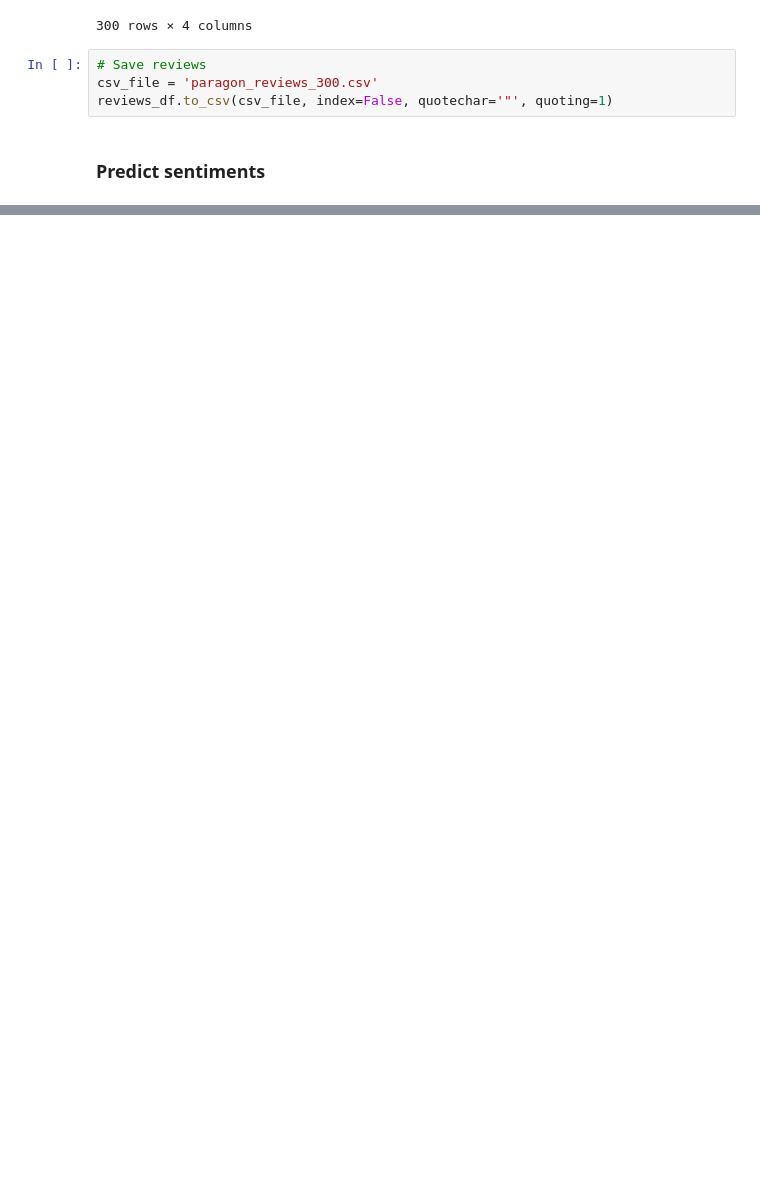
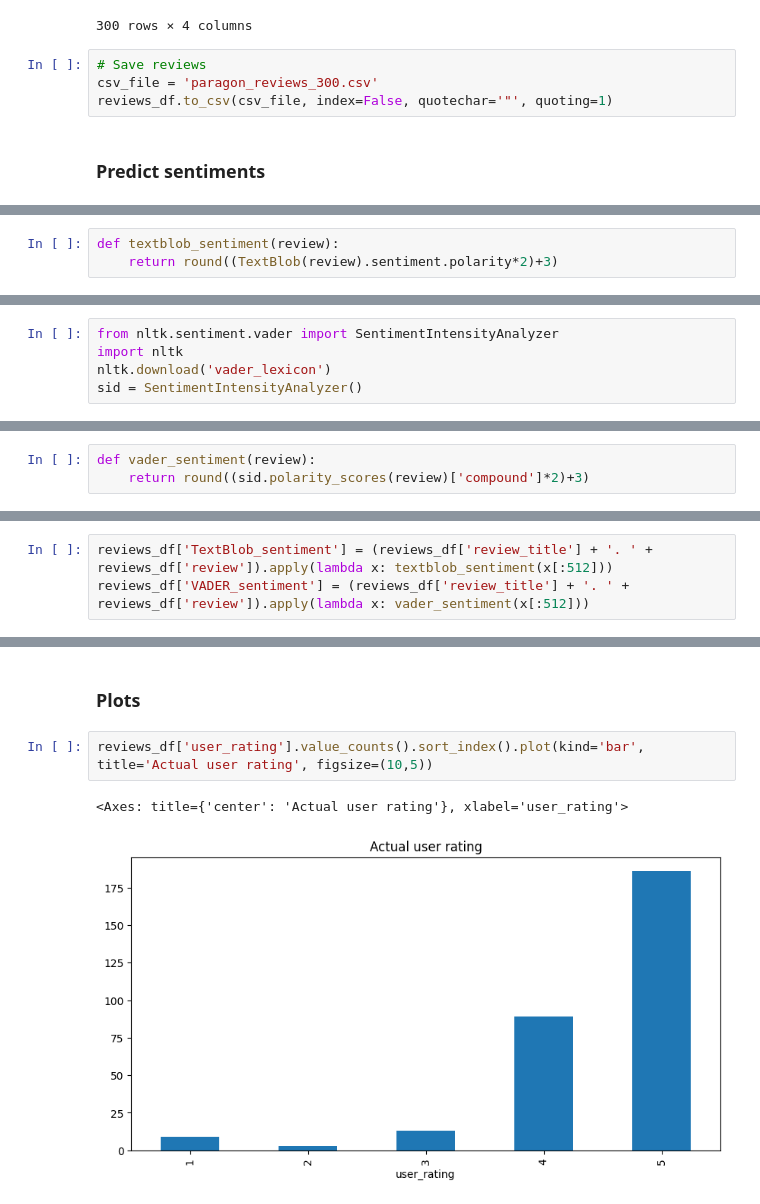
Before and after one commit to ge0rgeth0mas/Sentiment-analysis, a Jupyter notebook: sentiment_analysis/sentiment_analysis_with_BERT.ipynb, the cells around one changed output, grey strips where cells are left out. Drawn from its saved outputs; the diff is of its cells as text; blank space fills up the shorter version.

```diff
--- a/sentiment_analysis/sentiment_analysis_with_BERT.ipynb
+++ b/sentiment_analysis/sentiment_analysis_with_BERT.ipynb
@@ -414,0 +178,3 @@ reviews_df
+# %%
+def textblob_sentiment(review):
+    return round((TextBlob(review).sentiment.polarity*2)+3)
@@ -414,0 +183,5 @@ reviews_df
+# %%
+from nltk.sentiment.vader import SentimentIntensityAnalyzer
+import nltk
+nltk.download('vader_lexicon')
+sid = SentimentIntensityAnalyzer()
@@ -414,0 +192,3 @@ reviews_df
+# %%
+def vader_sentiment(review):
+    return round((sid.polarity_scores(review)['compound']*2)+3)
@@ -414,0 +197,3 @@ reviews_df
+# %%
+reviews_df['TextBlob_sentiment'] = (reviews_df['review_title'] + '. ' + reviews_df['review']).apply(lambda x: textblob_sentiment(x[:512]))
+reviews_df['VADER_sentiment'] = (reviews_df['review_title'] + '. ' + reviews_df['review']).apply(lambda x: vader_sentiment(x[:512]))
@@ -414,0 +307,7 @@ reviews_df
+# %% [markdown]
+### Plots
+# %%
+reviews_df['user_rating'].value_counts().sort_index().plot(kind='bar', title='Actual user rating', figsize=(10,5))
+# %% [output]
+<Axes: title={'center': 'Actual user rating'}, xlabel='user_rating'>
+[figure, added]
```
Also changed, not shown: parts of 61 cells of this notebook, 2 other files.
